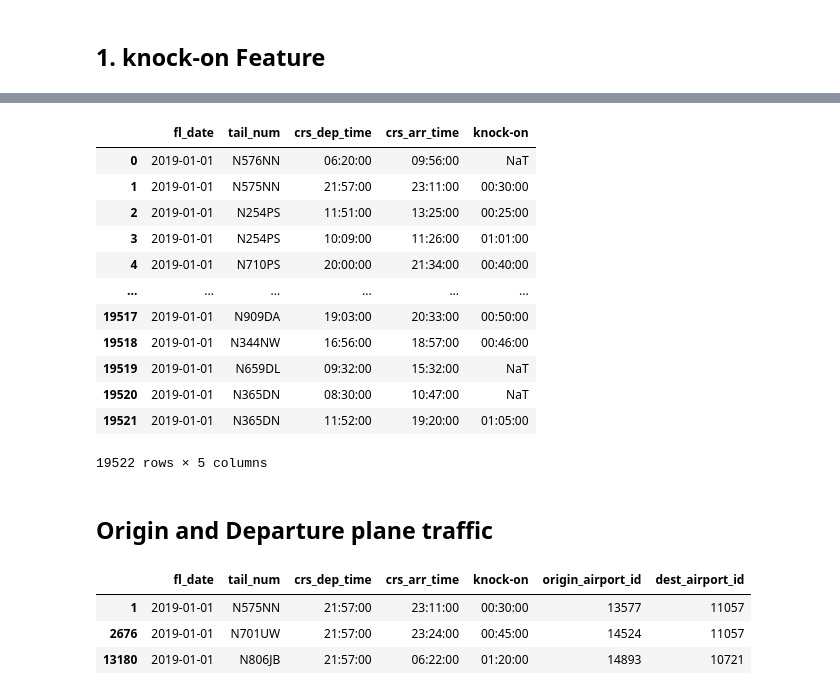
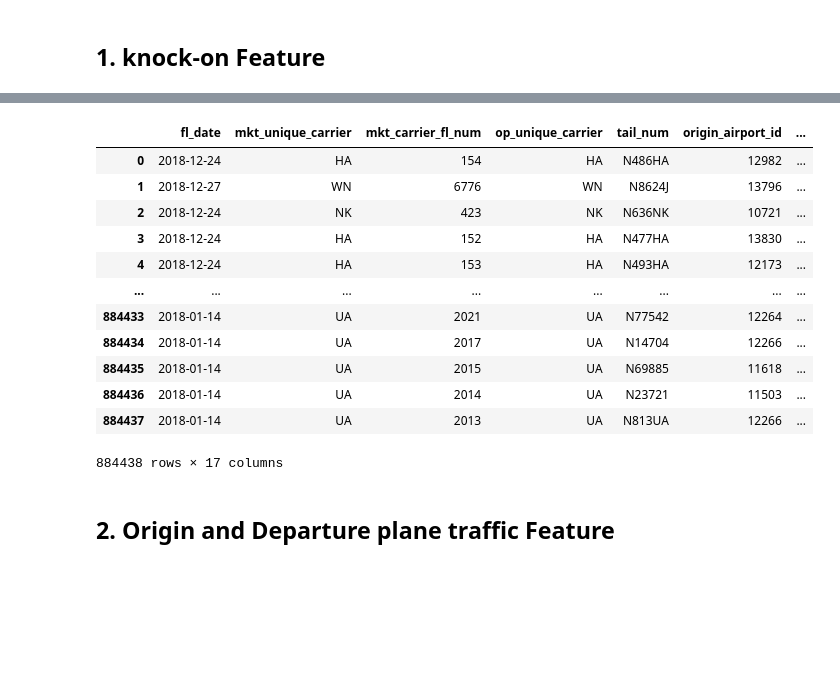
Before and after one commit to taaaraaa/Supervised-Learning-Project, a Jupyter notebook: Feature_Engineering.ipynb, the cells around one changed output, grey strips where cells are left out. Saved outputs shown, nothing was run; the diff lists cells and outputs as text; code cells hidden in the pictures; blank space fills up the shorter version.

```diff
--- a/Feature_Engineering.ipynb
+++ b/Feature_Engineering.ipynb
@@ -60,0 +30,2 @@ def filtered_sorted(tail_num_val,fl_date_val):
+# %%
+X2=flights_sample_large
@@ -97,23 +120,18 @@ X
-# %%
-# transform knock on feature to only extract the time
-
-Y=X.copy()
-Y['knock-on'] = Y.apply(lambda r: np.nan if type(r['knock-on']) == float else r['knock-on'], axis=1)
-
-Y['knock-on'] = (pd.Timestamp('now').normalize() + Y['knock-on']).dt.time
-Y
-# %% [output]
-|  | fl_date | tail_num | crs_dep_time | crs_arr_time | knock-on |
-| 0 | 2019-01-01 | N576NN | 06:20:00 | 09:56:00 | NaT |
-| 1 | 2019-01-01 | N575NN | 21:57:00 | 23:11:00 | 00:30:00 |
-| 2 | 2019-01-01 | N254PS | 11:51:00 | 13:25:00 | 00:25:00 |
-| 3 | 2019-01-01 | N254PS | 10:09:00 | 11:26:00 | 01:01:00 |
-| 4 | 2019-01-01 | N710PS | 20:00:00 | 21:34:00 | 00:40:00 |
-| ... | ... | ... | ... | ... | ... |
-| 19517 | 2019-01-01 | N909DA | 19:03:00 | 20:33:00 | 00:50:00 |
-| 19518 | 2019-01-01 | N344NW | 16:56:00 | 18:57:00 | 00:46:00 |
-| 19519 | 2019-01-01 | N659DL | 09:32:00 | 15:32:00 | NaT |
-| 19520 | 2019-01-01 | N365DN | 08:30:00 | 10:47:00 | NaT |
-| 19521 | 2019-01-01 | N365DN | 11:52:00 | 19:20:00 | 01:05:00 |
-19522 rows × 5 columns
+# %%
+making_table_ready(X2)
+table_with_nock_on(X2)
+# %% [output]
+|  | fl_date | mkt_unique_carrier | mkt_carrier_fl_num | op_unique_carrier | tail_num | origin_airport_id | ... |
+| 0 | 2018-12-24 | HA | 154 | HA | N486HA | 12982 | ... |
+| 1 | 2018-12-27 | WN | 6776 | WN | N8624J | 13796 | ... |
+| 2 | 2018-12-24 | NK | 423 | NK | N636NK | 10721 | ... |
+| 3 | 2018-12-24 | HA | 152 | HA | N477HA | 13830 | ... |
+| 4 | 2018-12-24 | HA | 153 | HA | N493HA | 12173 | ... |
+| ... | ... | ... | ... | ... | ... | ... | ... |
+| 884433 | 2018-01-14 | UA | 2021 | UA | N77542 | 12264 | ... |
+| 884434 | 2018-01-14 | UA | 2017 | UA | N14704 | 12266 | ... |
+| 884435 | 2018-01-14 | UA | 2015 | UA | N69885 | 11618 | ... |
+| 884436 | 2018-01-14 | UA | 2014 | UA | N23721 | 11503 | ... |
+| 884437 | 2018-01-14 | UA | 2013 | UA | N813UA | 12266 | ... |
+884438 rows × 17 columns
 # %%
@@ -121,9 +141,2 @@ Y.to_csv('./tables/flights_sample_small_knock_on.csv', index=False)
 # %% [markdown]
-##  Origin and Departure plane traffic
+##  2. Origin and Departure plane traffic Feature
-# %%
-df[df['crs_dep_time'] == '21:57:00']
-# %% [output]
-|  | fl_date | tail_num | crs_dep_time | crs_arr_time | knock-on | origin_airport_id | dest_airport_id |
-| 1 | 2019-01-01 | N575NN | 21:57:00 | 23:11:00 | 00:30:00 | 13577 | 11057 |
-| 2676 | 2019-01-01 | N701UW | 21:57:00 | 23:24:00 | 00:45:00 | 14524 | 11057 |
-| 13180 | 2019-01-01 | N806JB | 21:57:00 | 06:22:00 | 01:20:00 | 14893 | 10721 |
```
Also changed, not shown: parts of 32 cells of this notebook.
